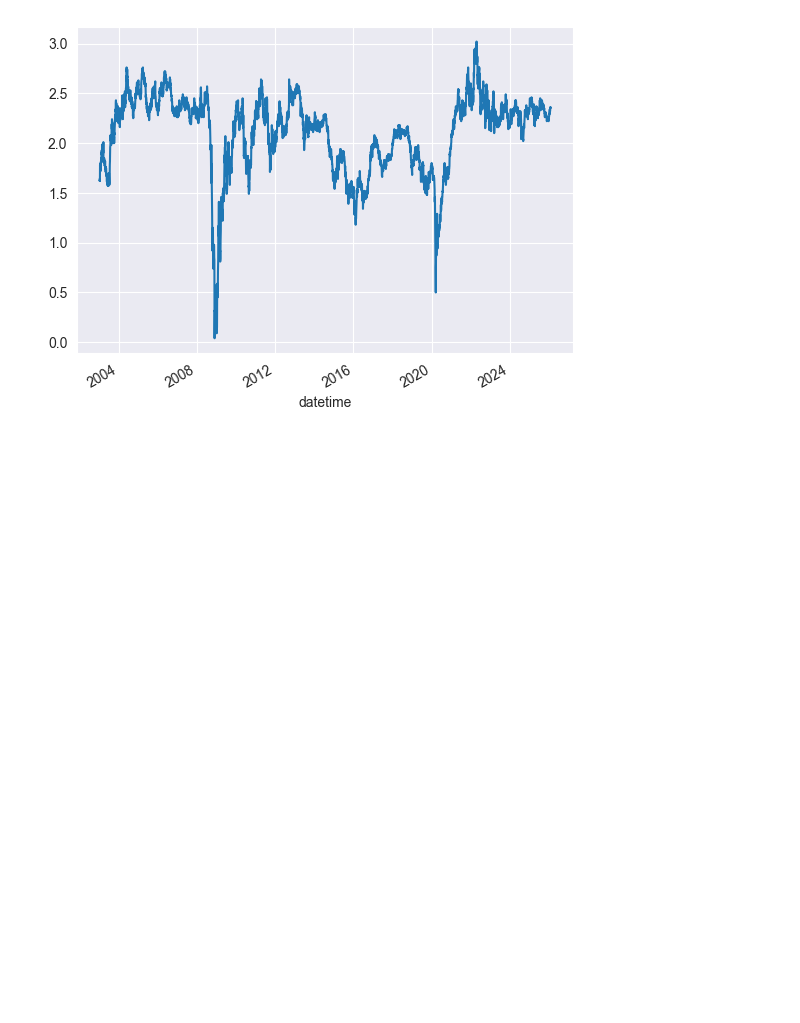
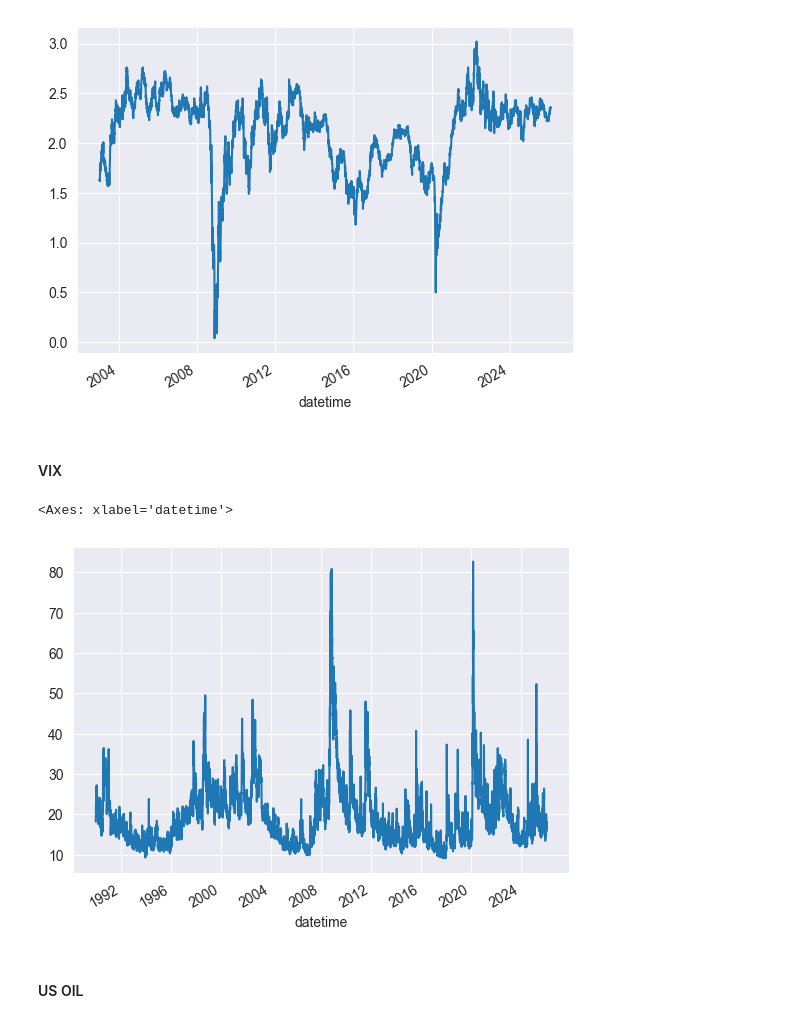
Before and after one commit to Tommylee1013/causal-allocation, a Jupyter notebook: Note/test.ipynb, the cells around one changed output. Drawn from its saved outputs; the diff is of its cells as text; code cells hidden in the pictures; blank space fills up the shorter version.

```diff
--- a/Note/test.ipynb
+++ b/Note/test.ipynb
@@ -622,3 +893,22 @@ bei['close'].plot()
 # %% [output]
 <Axes: xlabel='datetime'>
 [figure]
+# %% [markdown]
+#### VIX
+# %%
+vix = tv.get_hist(
+    symbol = 'VIX',
+    exchange = 'TVC',
+    n_bars = 13000,
+    interval = Interval.in_daily
+)
+vix.index = pd.to_datetime(
+    vix.index.strftime('%Y-%m-%d'),
+)
+# %%
+vix['close'].plot()
+# %% [output]
+<Axes: xlabel='datetime'>
+[figure, added]
+# %% [markdown]
+#### US OIL
```
Also changed, not shown: parts of 26 cells of this notebook.
